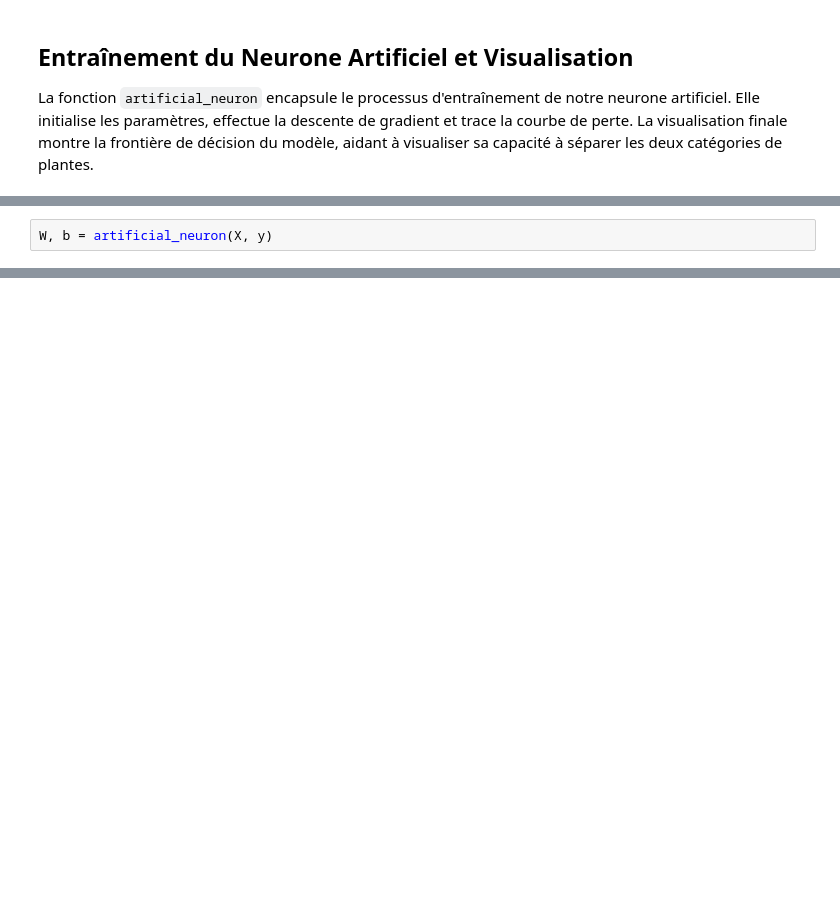
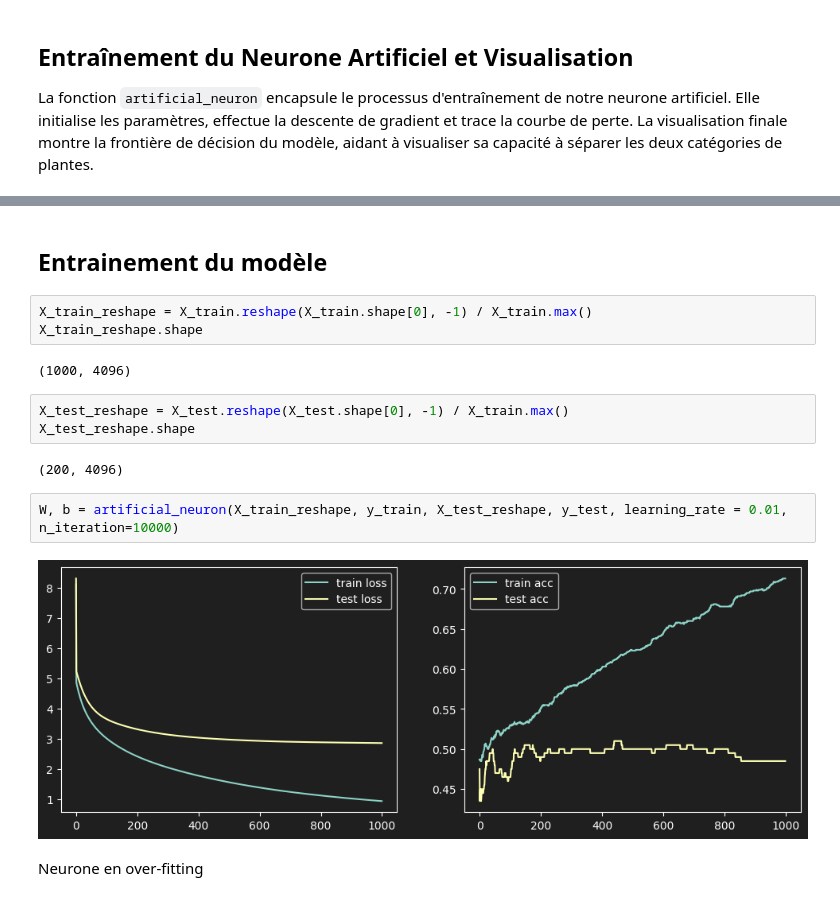
Before and after one commit to Cozarax/FirstArtificialNeuron, a Jupyter notebook: premier_neurone.ipynb, the cells around one changed output, grey strips where cells are left out. Drawn from its saved outputs; the diff is of its cells as text; blank space fills up the shorter version.

Commit message:
neurone en cours de transformation en réseau de neurone

```diff
--- a/premier_neurone.ipynb
+++ b/premier_neurone.ipynb
@@ -91,2 +63,0 @@ def artificial_neuron(X, y, learning_rate = 0.1 , n_iteration = 100):
-# %%
-W, b = artificial_neuron(X, y)
@@ -129,0 +151,18 @@ array([ True])
+# %% [markdown]
+## Entrainement du modèle
+# %%
+X_train_reshape = X_train.reshape(X_train.shape[0], -1) / X_train.max()
+X_train_reshape.shape
+# %% [output]
+(1000, 4096)
+# %%
+X_test_reshape = X_test.reshape(X_test.shape[0], -1) / X_train.max()
+X_test_reshape.shape
+# %% [output]
+(200, 4096)
+# %%
+W, b = artificial_neuron(X_train_reshape, y_train, X_test_reshape, y_test, learning_rate = 0.01, n_iteration=10000)
+# %% [output]
+[figure, added]
+# %% [markdown]
+Neurone en over-fitting
```
Also changed, not shown: parts of 17 cells of this notebook, 3 other files.
